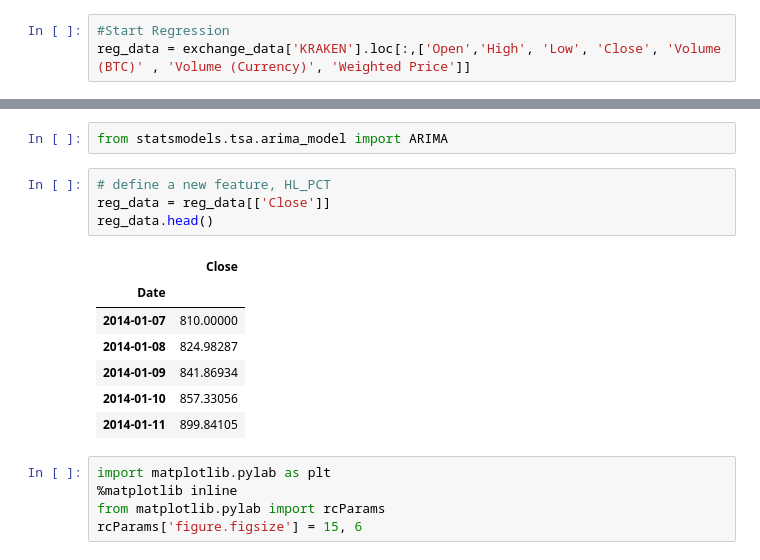
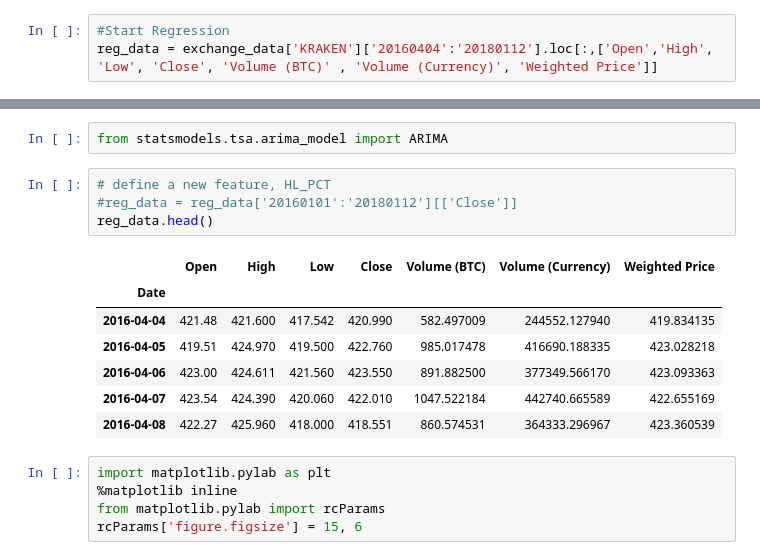
Before and after one commit to kundami/bitcoin_data_analaysis, a Jupyter notebook: Bitcoin-Analysis.ipynb, the cells around one changed output, grey strips where cells are left out. Saved outputs shown, nothing was run; the diff lists cells and outputs as text.

```diff
--- a/Bitcoin-Analysis.ipynb
+++ b/Bitcoin-Analysis.ipynb
@@ -293,4 +286,4 @@ exchange_data['ITBIT']['20171229':'20171230']
 | 2017-12-30 | 14485.60 | 14551.98 | 12382.16 | 12676.36 | 2398.585 | 3.234562e+07 | 13485.293182 |
 # %%
 #Start Regression
-reg_data = exchange_data['KRAKEN'].loc[:,['Open','High', 'Low', 'Close', 'Volume (BTC)' , 'Volume (Currency)', 'Weighted Price']]
+reg_data = exchange_data['KRAKEN']['20160404':'20180112'].loc[:,['Open','High', 'Low', 'Close', 'Volume (BTC)' , 'Volume (Currency)', 'Weighted Price']]
@@ -322,16 +291,16 @@ Date
 from statsmodels.tsa.arima_model import ARIMA
 # %%
 # define a new feature, HL_PCT
-reg_data = reg_data[['Close']]
+#reg_data = reg_data['20160101':'20180112'][['Close']]
 reg_data.head()
 # %% [output]
-|  | Close |
-| Date |  |
-| 2014-01-07 | 810.00000 |
-| 2014-01-08 | 824.98287 |
-| 2014-01-09 | 841.86934 |
-| 2014-01-10 | 857.33056 |
-| 2014-01-11 | 899.84105 |
+|  | Open | High | Low | Close | Volume (BTC) | Volume (Currency) | Weighted Price |
+| Date |  |  |  |  |  |  |  |
+| 2016-04-04 | 421.48 | 421.600 | 417.542 | 420.990 | 582.497009 | 244552.127940 | 419.834135 |
+| 2016-04-05 | 419.51 | 424.970 | 419.500 | 422.760 | 985.017478 | 416690.188335 | 423.028218 |
+| 2016-04-06 | 423.00 | 424.611 | 421.560 | 423.550 | 891.882500 | 377349.566170 | 423.093363 |
+| 2016-04-07 | 423.54 | 424.390 | 420.060 | 422.010 | 1047.522184 | 442740.665589 | 422.655169 |
+| 2016-04-08 | 422.27 | 425.960 | 418.000 | 418.551 | 860.574531 | 364333.296967 | 423.360539 |
 # %%
 import matplotlib.pylab as plt
 %matplotlib inline
```
Also changed, not shown: parts of 39 cells of this notebook.
